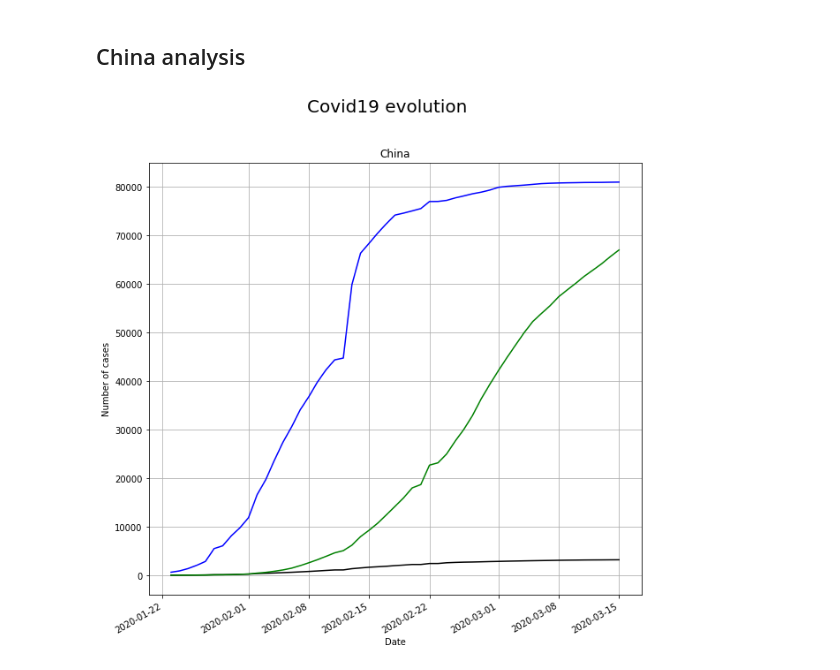
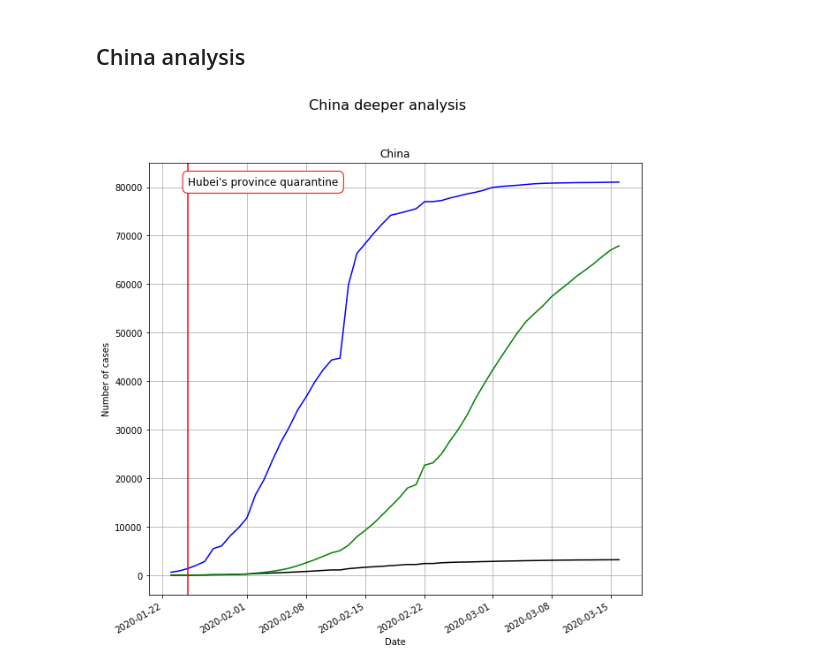
Before and after one commit to NicolasLacroix/data-representation, a Jupyter notebook: notebooks/covid19/spreading.ipynb, the cells around one changed output. Cells and saved outputs as stored; diff of their text form; code cells hidden in the pictures.

Commit message:
start a deeper analysis of china's spreading

```diff
--- a/notebooks/covid19/spreading.ipynb
+++ b/notebooks/covid19/spreading.ipynb
@@ -93,6 +89,19 @@ china_data = {
-# %%
-fig, axs = showCountryData(china_data)
-plt.gcf().autofmt_xdate()
-plt.show()
-# %% [output]
-[figure, removed]
+# %%
+china_data = {
+    'China': getCountryData('China', datasets)
+}
+quarantine_date = datetime.strptime('25/01/2020', '%d/%m/%Y')
+max_confirmed = max(china_data['China']['confirmed'].values())
+# %%
+fig, axs = showCountryData(china_data)
+fig.suptitle(f'China deeper analysis', fontsize=16)
+plt.axvline(quarantine_date, c='red')
+
+plt.text(quarantine_date, max_confirmed, 'Hubei\'s province quarantine',
+         {'color': 'black', 'fontsize': 12, 'ha': 'left', 'va': 'center',
+          'bbox': dict(boxstyle="round", fc="white", ec="red", pad=0.5)})
+
+plt.gcf().autofmt_xdate()
+plt.show()
+# %% [output]
+[figure, added]
```
Also changed, not shown: parts of 6 cells of this notebook.
